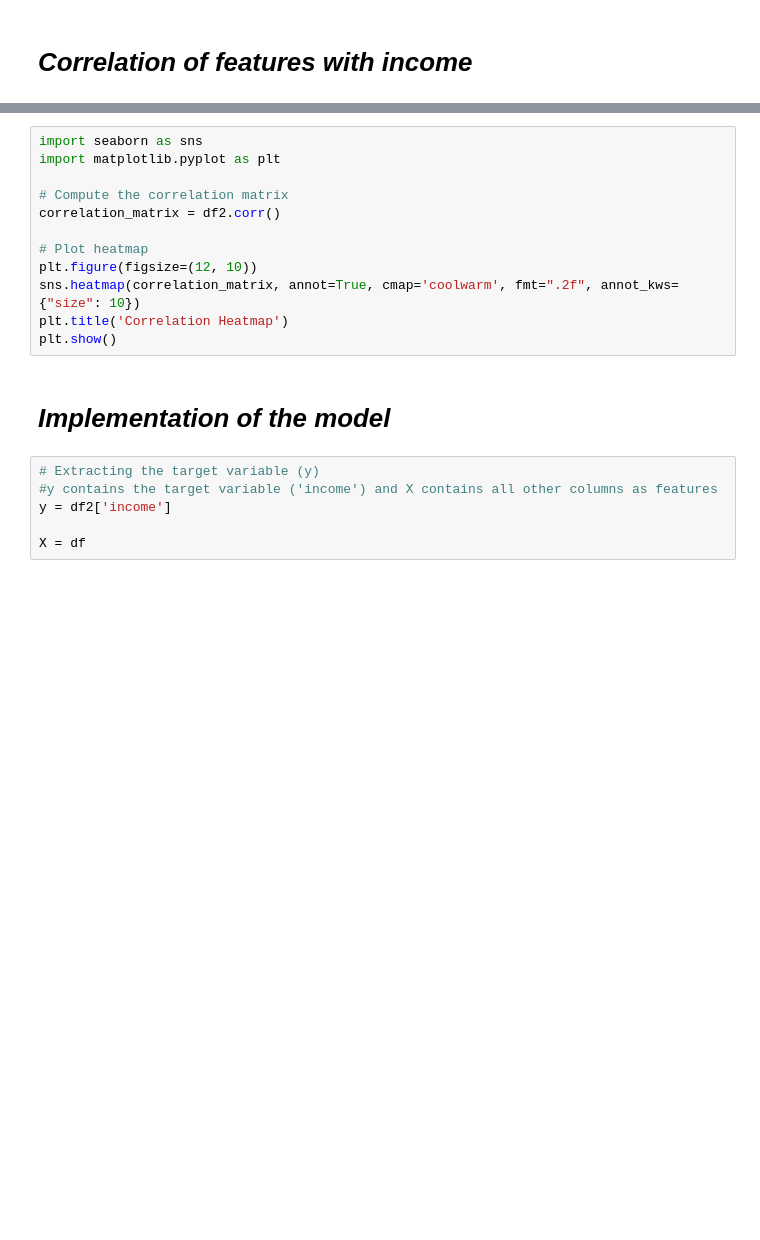
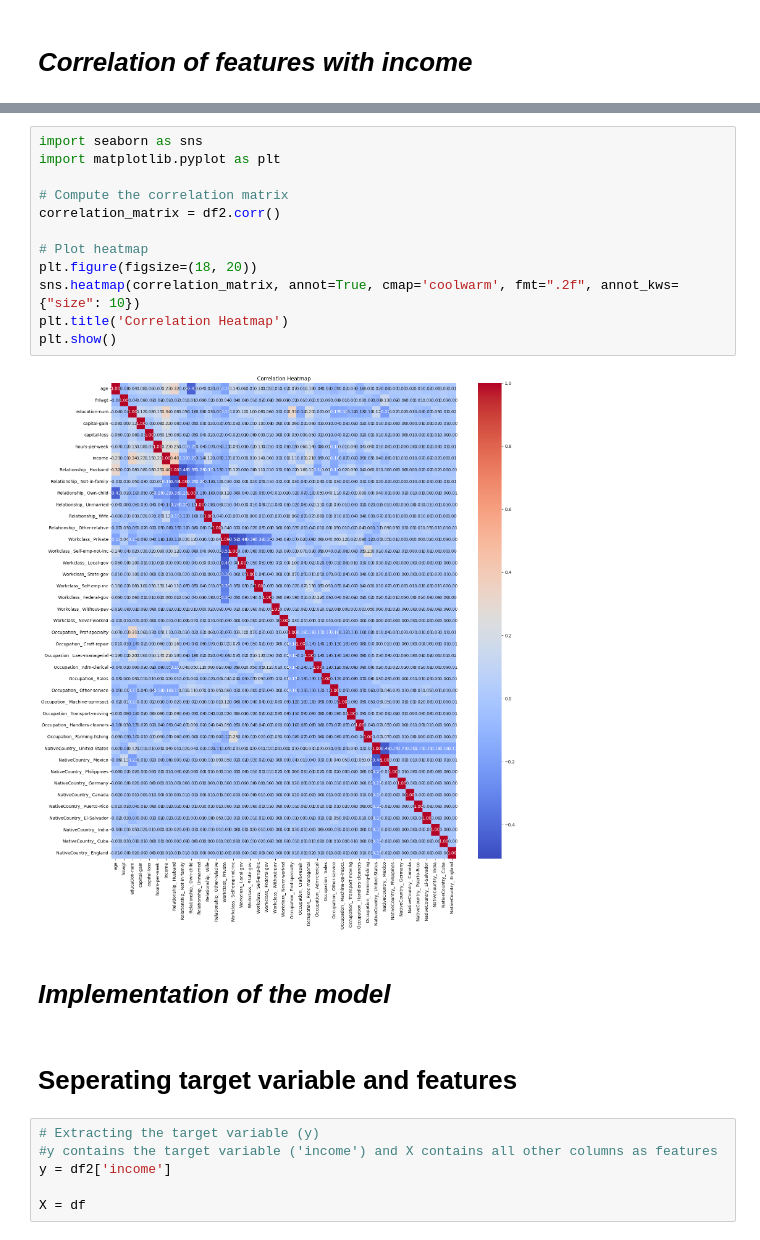
Before and after one commit to Esandu-Meth-Obadaarachchi/Predicting-income-of-employees, a Jupyter notebook: FINAL_FILE.ipynb, the cells around one changed output, grey strips where cells are left out. Saved outputs shown, nothing was run; the diff lists cells and outputs as text; blank space fills up the shorter version.

```diff
--- a/FINAL_FILE.ipynb
+++ b/FINAL_FILE.ipynb
@@ -543,17 +551,21 @@ print(income_correlation_sorted)
 # %%
 import seaborn as sns
 import matplotlib.pyplot as plt
 
 # Compute the correlation matrix
 correlation_matrix = df2.corr()
 
 # Plot heatmap
-plt.figure(figsize=(12, 10))
+plt.figure(figsize=(18, 20))
 sns.heatmap(correlation_matrix, annot=True, cmap='coolwarm', fmt=".2f", annot_kws={"size": 10})
 plt.title('Correlation Heatmap')
 plt.show()
+# %% [output]
+[figure, added]
 # %% [markdown]
 # ***Implementation of the model***
+# %% [markdown]
+# **Seperating target variable and features**
 # %%
 # Extracting the target variable (y)
 #y contains the target variable ('income') and X contains all other columns as features
```
Also changed, not shown: parts of 34 cells of this notebook.
